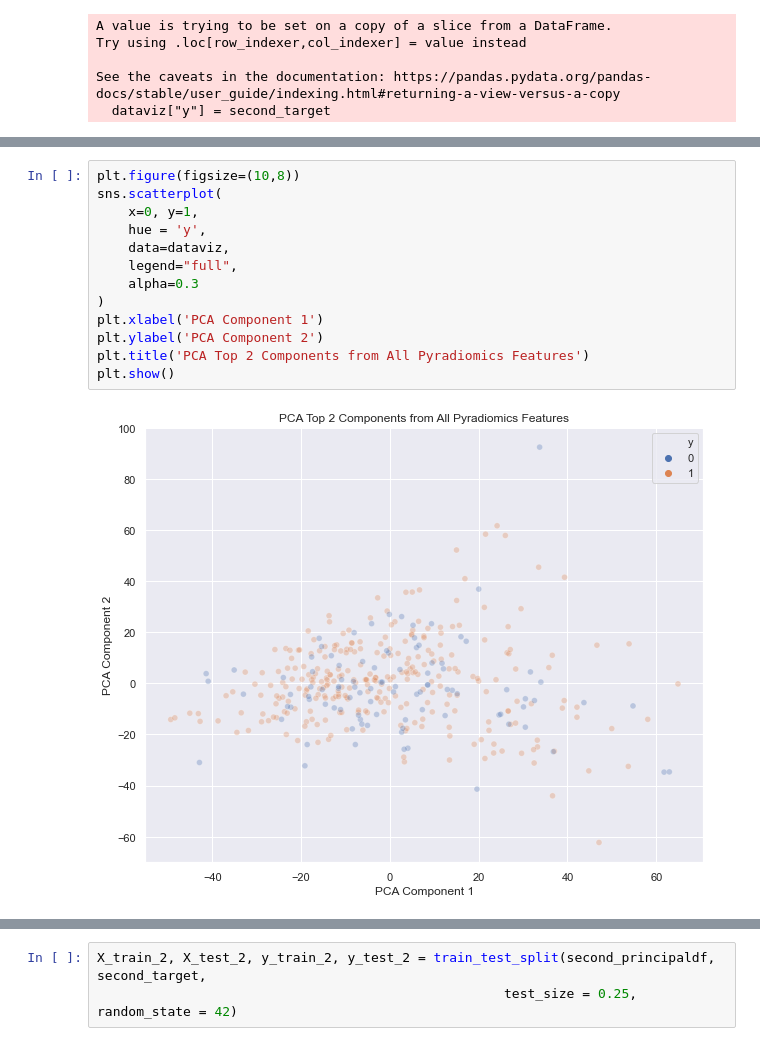
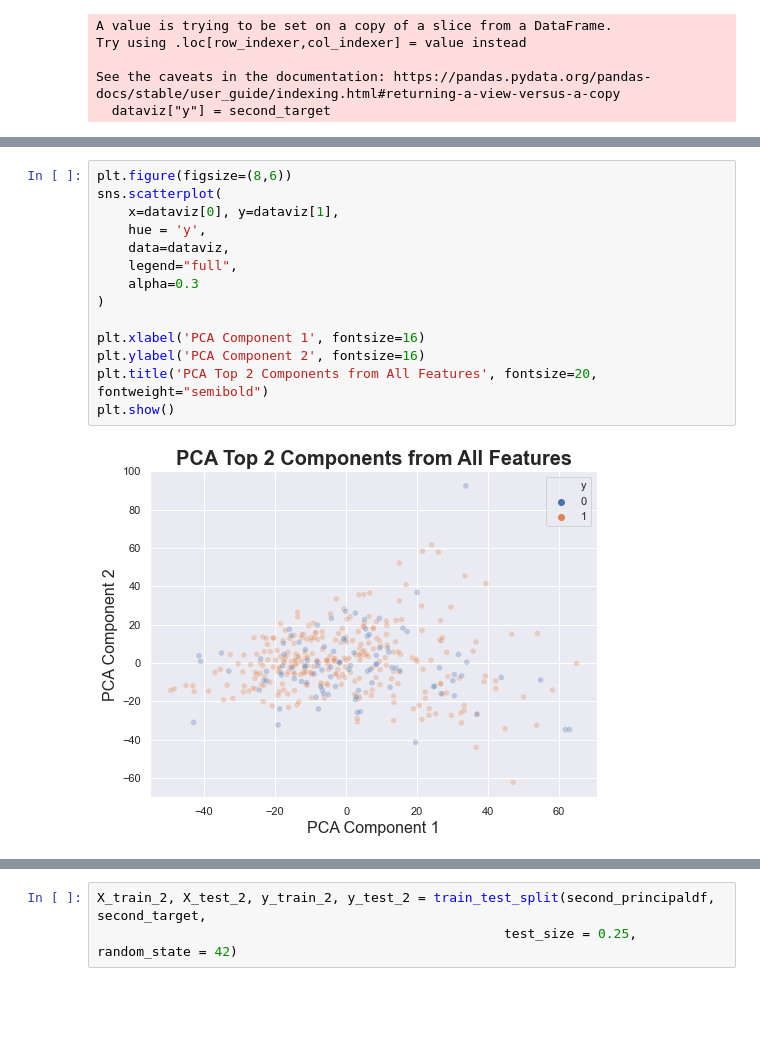
Before and after one commit to koalateectrl/tumor-classification, a Jupyter notebook: Two Stage MB EP PILO.ipynb, the cells around one changed output, grey strips where cells are left out. Saved outputs shown, nothing was run; the diff lists cells and outputs as text; blank space fills up the shorter version.

```diff
--- a/Two Stage MB EP PILO.ipynb
+++ b/Two Stage MB EP PILO.ipynb
@@ -211,16 +229,17 @@ See the caveats in the documentation: https://pandas.pydata.org/pandas-docs/stab
 # %%
-plt.figure(figsize=(10,8))
+plt.figure(figsize=(8,6))
 sns.scatterplot(
-    x=0, y=1,
+    x=dataviz[0], y=dataviz[1],
     hue = 'y',
     data=dataviz,
     legend="full",
     alpha=0.3
 )
-plt.xlabel('PCA Component 1')
-plt.ylabel('PCA Component 2')
-plt.title('PCA Top 2 Components from All Pyradiomics Features')
+
+plt.xlabel('PCA Component 1', fontsize=16)
+plt.ylabel('PCA Component 2', fontsize=16)
+plt.title('PCA Top 2 Components from All Features', fontsize=20, fontweight="semibold")
 plt.show()
 # %% [output]
-[figure, old version]
+[figure, new version]
 # %%
```
Also changed, not shown: parts of 33 cells of this notebook, 1 other file.
